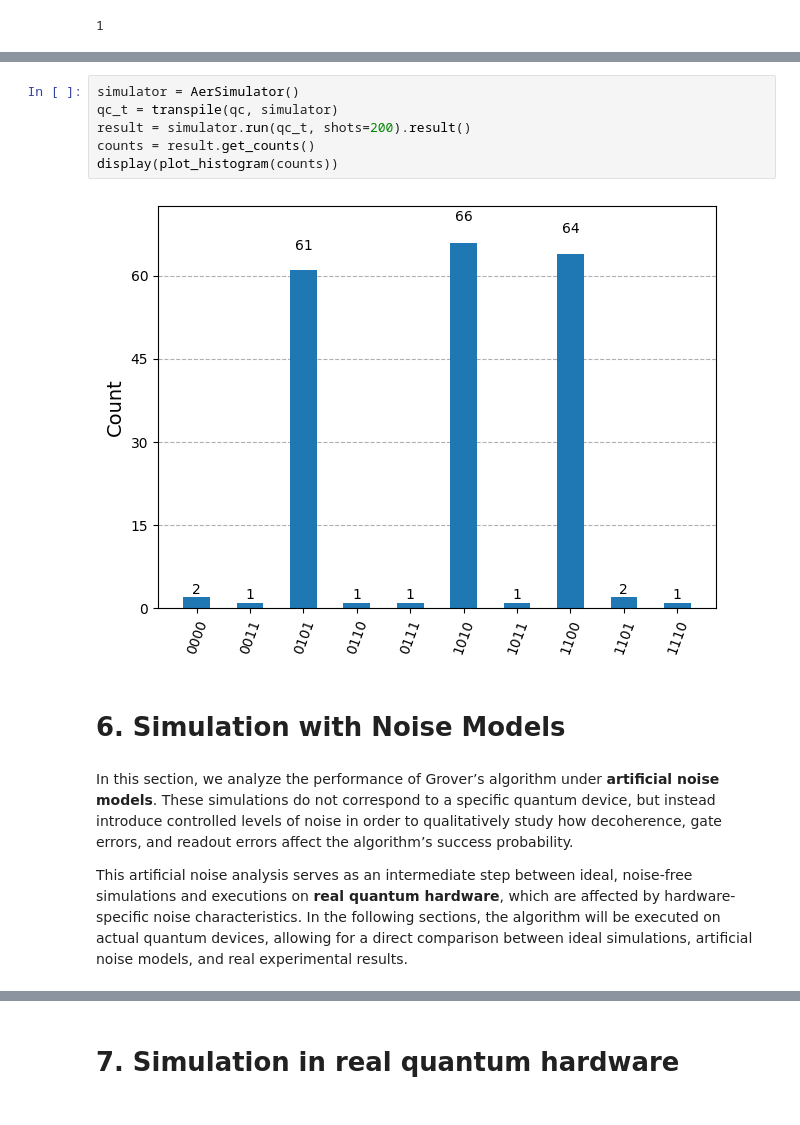
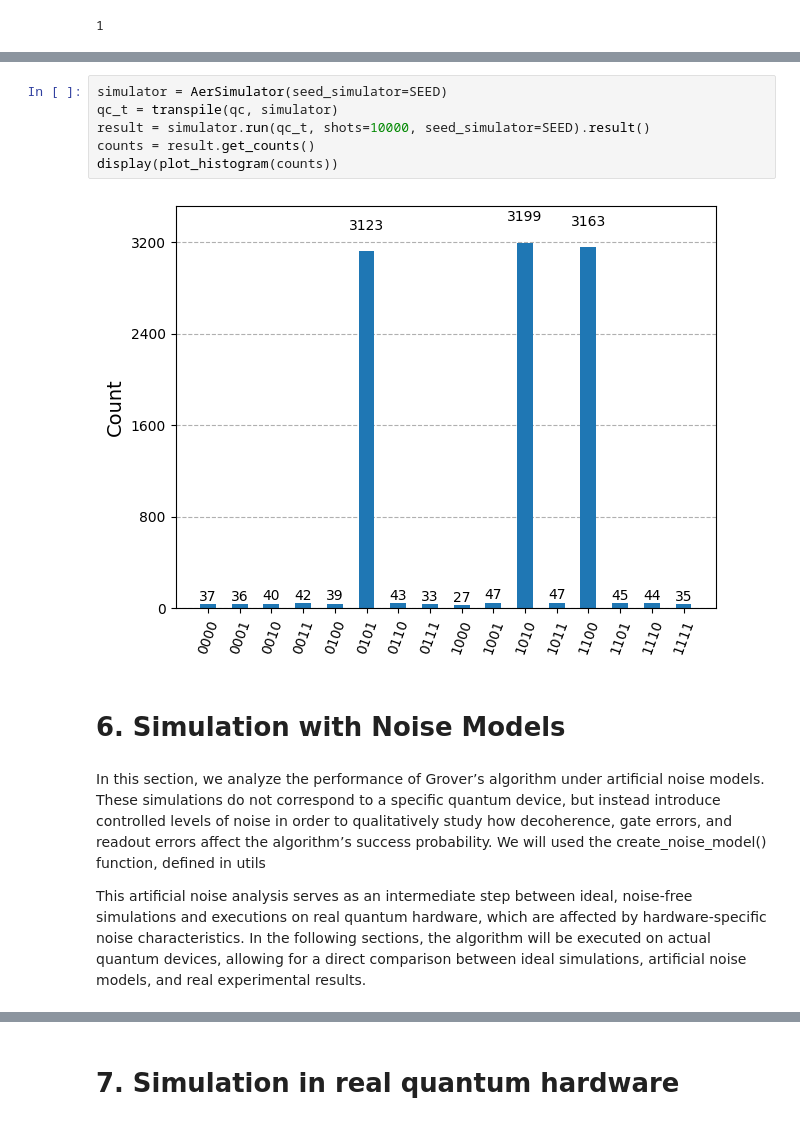
Before and after one commit to mariomeendezz/Grovers-algorithm, a Jupyter notebook: src/grover.ipynb, the cells around one changed output, grey strips where cells are left out. Saved outputs shown, nothing was run; the diff lists cells and outputs as text.

```diff
--- a/src/grover.ipynb
+++ b/src/grover.ipynb
@@ -669,15 +685,15 @@ qc.draw(output="mpl")
 # %%
-simulator = AerSimulator()
+simulator = AerSimulator(seed_simulator=SEED)
 qc_t = transpile(qc, simulator)
-result = simulator.run(qc_t, shots=200).result()
+result = simulator.run(qc_t, shots=10000, seed_simulator=SEED).result()
 counts = result.get_counts()
 display(plot_histogram(counts))
 # %% [output]
-[figure, old version]
+[figure, new version]
 # %% [markdown]
 # 6. Simulation with Noise Models
 # %% [markdown]
-In this section, we analyze the performance of Grover’s algorithm under **artificial noise models**. These simulations do not correspond to a specific quantum device, but instead introduce controlled levels of noise in order to qualitatively study how decoherence, gate errors, and readout errors affect the algorithm’s success probability.
+In this section, we analyze the performance of Grover’s algorithm under artificial noise models. These simulations do not correspond to a specific quantum device, but instead introduce controlled levels of noise in order to qualitatively study how decoherence, gate errors, and readout errors affect the algorithm’s success probability. We will used the create_noise_model() function, defined in utils
 
-This artificial noise analysis serves as an intermediate step between ideal, noise-free simulations and executions on **real quantum hardware**, which are affected by hardware-specific noise characteristics. In the following sections, the algorithm will be executed on actual quantum devices, allowing for a direct comparison between ideal simulations, artificial noise models, and real experimental results.
+This artificial noise analysis serves as an intermediate step between ideal, noise-free simulations and executions on real quantum hardware, which are affected by hardware-specific noise characteristics. In the following sections, the algorithm will be executed on actual quantum devices, allowing for a direct comparison between ideal simulations, artificial noise models, and real experimental results.
 # %%
```
Also changed, not shown: parts of 44 cells of this notebook, 22 other files.
